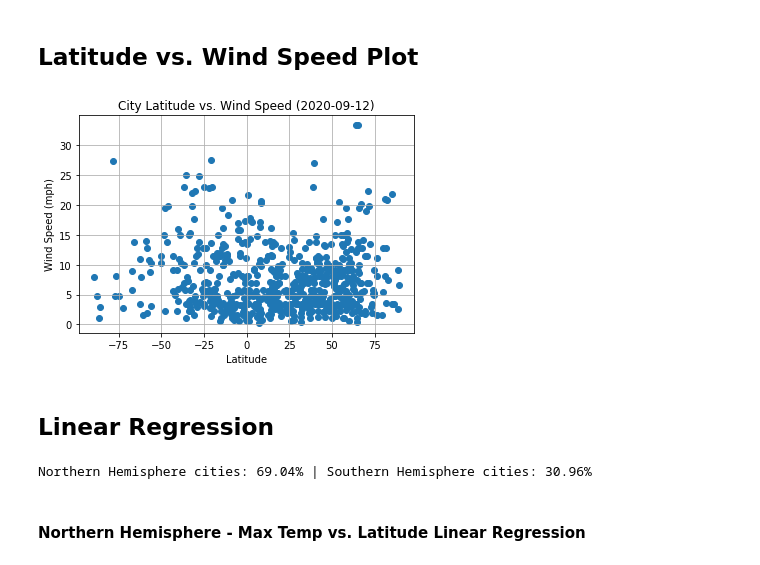
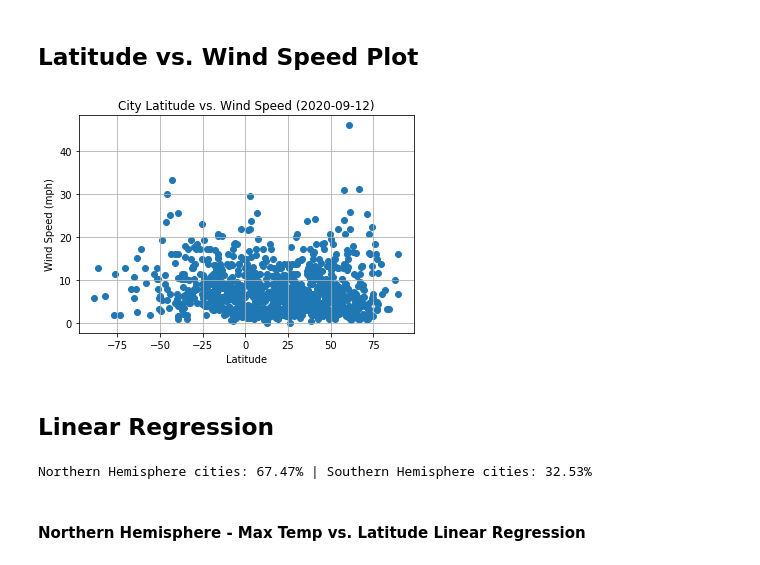
Before and after one commit to gpivaro/6-Python_APIs_Homework, a Jupyter notebook: WeatherPy/WeatherPy.ipynb, the cells around one changed output. Saved outputs shown, nothing was run; the diff lists cells and outputs as text; code cells hidden in the pictures.

```diff
--- a/WeatherPy/WeatherPy.ipynb
+++ b/WeatherPy/WeatherPy.ipynb
@@ -23,6 +23,6 @@ Generate a list of unique cities based on a random latitude and longitude and us
 # %%
 # Size of the list of cities
-num_cities = 700
+num_cities = 1000
 latitude_max = 90
 longitude_max = 180
 
@@ -122,7 +132,7 @@ max_temp = []
 cloudiness = []
 wind_speed = []
 time_data_calculation = []
-n = 0
+n = 1
 
 # Loop through the list of cities and perform a request for data on each
 for city in cities_df['City']:
@@ -300,22 +322,22 @@ plt.savefig('data/Fig_3_Lat_vs_Cloudiness.png')
 # %%
 # Plot Latitude vs. Humidity
 plt.scatter(x=clean_city_data['Lat'], y=cities_df['Wind Speed'])
 plt.grid(True)
 plt.title('distribution of cities random generated'.title())
 plt.xlabel('Latitude')
 plt.ylabel('Wind Speed (mph)')
-plt.title(f"City Latitude vs. Wind Speed ({str(date_rec[1])[:-9]})");
+plt.title(f"City Latitude vs. Wind Speed ({str(date_rec[0])[:-9]})");
 plt.savefig('data/Fig_4_Lat_vs_Wind.png')
 # %% [output]
-[figure, old version]
+[figure, new version]
 # %% [markdown]
 ## Linear Regression
 # %%
-north_hem_pct = round(100*len(clean_city_data['Lat'].loc[clean_city_data['Lat']>0])/len(clean_city_data['Lat']),2)
+north_hem_pct = round(100*len(clean_city_data['Lat'].loc[clean_city_data['Lat']>=0])/len(clean_city_data['Lat']),2)
 south_hem_pct = round(100*len(clean_city_data['Lat'].loc[clean_city_data['Lat']<0])/len(clean_city_data['Lat']),2)
 print(f"Northern Hemisphere cities: {north_hem_pct}% | Southern Hemisphere cities: {south_hem_pct}%")
 # %% [output]
-Northern Hemisphere cities: 69.04% | Southern Hemisphere cities: 30.96%
+Northern Hemisphere cities: 67.47% | Southern Hemisphere cities: 32.53%
 # %% [markdown]
 ####  Northern Hemisphere - Max Temp vs. Latitude Linear Regression
 # %%
```
Also changed, not shown: parts of 30 cells of this notebook, 5 other files.
